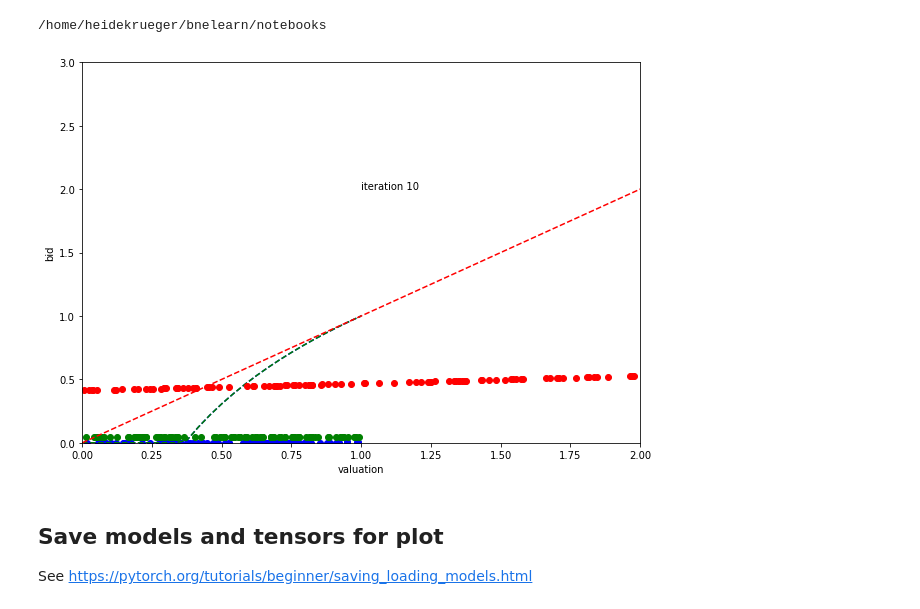
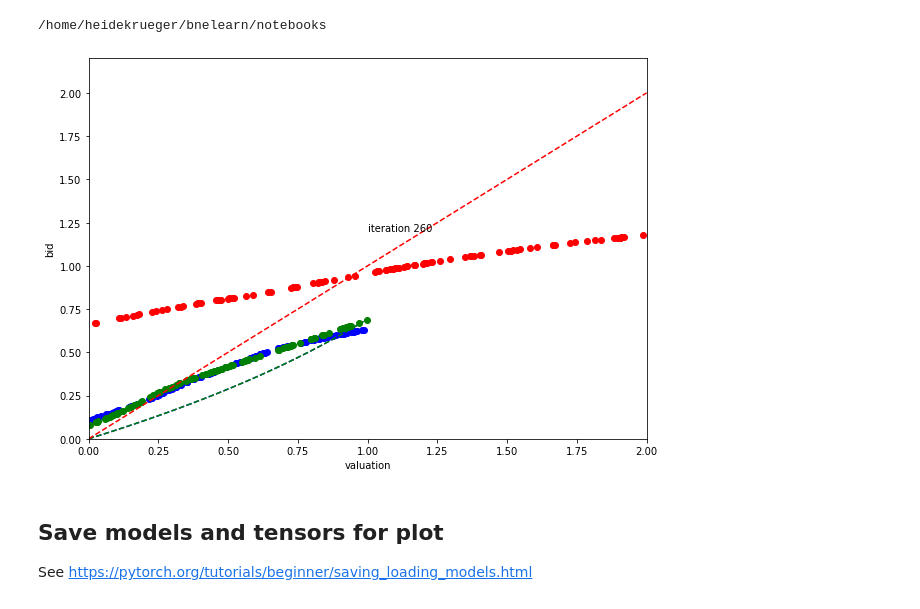
Before and after one commit to heidekrueger/bnelearn, a Jupyter notebook: notebooks/LLG.ipynb, the cells around one changed output. Cells and saved outputs as stored; diff of their text form; code cells hidden in the pictures.

Commit message:
nearest_bid rule

```diff
--- a/notebooks/LLG.ipynb
+++ b/notebooks/LLG.ipynb
@@ -61,7 +61,7 @@ save_figure_to_disc = False
 n_players = 3
 n_items = 1
 
-allocation_rule = 'proxy' # vcg, proxy
+payment_rule = 'nearest_bid' # vcg, proxy
 gamma = 0
 
 
@@ -79,9 +79,9 @@ def strat_to_bidder(strategy, batch_size, player_position):
 
 ## Environment settings
 #training batch size
-batch_size = 2**15
-eval_batch_size = 2**18
-epoch = 2000
+batch_size = 2**17
+eval_batch_size = 2**20
+epoch = 10000
 
 # strategy model architecture
 input_length = 1
@@ -105,10 +105,10 @@ learner_hyperparams = {
     # 'eps': 1e-8 , # added to denominator for numeric stability
     # 'weight_decay': 0, #L2-decay
     # 'amsgrad': False #whether to use amsgrad-variant
-optimizer_type = torch.optim.SGD
+optimizer_type = torch.optim.Adam #torch.optim.SGD
 optimizer_hyperparams ={
     'lr': 1e-3,
-    'momentum': 0.9
+    #'momentum': 0.9
 }
 
 # plot and log training options
@@ -136,11 +136,13 @@ def optimal_bid(valuation: torch.Tensor or np.ndarray or float, player_position:
 
     ## local bidders:
 
-    if allocation_rule == 'vcg':
+    if payment_rule == 'vcg':
         return valuation
-    if allocation_rule == 'proxy':
+    if payment_rule == 'proxy':
         bid_if_positive = 1 + torch.log(valuation * (1.0-gamma) + gamma)/(1.0-gamma)
         return torch.max( torch.zeros_like(valuation), bid_if_positive)
+    if payment_rule == 'nearest_bid':
+        return  (np.log(2) - torch.log(2.0 - (1. - gamma) * valuation))/ (1.- gamma)
 
     raise ValueError('optimal bid not implemented for other rules')
 
@@ -203,7 +205,7 @@ bg_opt = optimal_bid(vg_opt, 2).numpy()
 plot_xmin = 0
 plot_xmax = 2
 plot_ymin = 0
-plot_ymax = 3
+plot_ymax = 2.2
 
 def plot_bid_function(fig, vl1,bl1, vl2, bl2, vg, bg, writer=None, e=None,
                       plot_points=plot_points,
@@ -271,7 +273,7 @@ n_parameters = [sum([p.numel() for p in model.parameters()]) for model in [b.str
 
 
 
-mechanism = LLGAuction(rule = allocation_rule, cuda = cuda)
+mechanism = LLGAuction(rule = payment_rule, cuda = cuda)
 env = AuctionEnvironment(mechanism,
                   agents = agents,
                   batch_size = batch_size,
@@ -381,7 +383,7 @@ if os.name == 'nt': raise ValueError('The run_name may not contain : on Windows!
 run_name = time.strftime('%Y-%m-%d %a %H:%M')
 if run_comment:
     run_name = run_name + ' - ' + str(run_comment)
-logdir = os.path.join(log_root, 'llg', str(allocation_rule), 'gamma_' + str(gamma), run_name)
+logdir = os.path.join(log_root, 'llg', str(payment_rule), 'gamma_' + str(gamma), run_name)
 print(logdir)
 os.makedirs(logdir, exist_ok=False)
 if save_figure_to_disc:
@@ -425,34 +427,34 @@ with SummaryWriter(logdir, flush_secs=60) as writer:
         #logging
         start_time = timer()
         utilities = torch.tensor([utility_l1, utility_l2, utility_g])
         utilities_vs_bne = torch.tensor([bne_env.get_strategy_reward(a.strategy, player_position=i) for i,a in enumerate(env.agents)])
         log_metrics(writer, utilities, utilities_vs_bne, e)
 
         if e % plot_epoch == 0:
 
             # plot current function output
             bidder_l1.draw_valuations_()
             v_l1 = bidder_l1.valuations
             b_l1 = bidder_l1.get_action()
 
             bidder_l2.draw_valuations_()
             v_l2 = bidder_l2.valuations
             b_l2 = bidder_l2.get_action()
 
             bidder_g.draw_valuations_()
             v_g = bidder_g.valuations
             b_g = bidder_g.get_action()
 
             print(('Epoch: {}: Model utility in learning env:'+'\t{:.5f}'*n_players).format(e, *utilities))
             #print("Epoch {}: \tutilities: \t p0: {:.3f} \t p1: {:.3f}".format(e, utility_0, utility_1))
             plot_bid_function(fig, v_l1, b_l1, v_l2, b_l2, v_g, b_g, writer,e,
                               save_png_to_disc=save_figure_to_disc)
 
         elapsed = timer() - start_time
         overhead_mins = overhead_mins + elapsed/60
         writer.add_scalar('debug/overhead_mins', overhead_mins, e)
 # %% [output]
-[figure, old version]
+[figure, new version]
 # %% [markdown]
 ## Save models and tensors for plot
 See https://pytorch.org/tutorials/beginner/saving_loading_models.html
```
Also changed, not shown: parts of 2 cells of this notebook.
